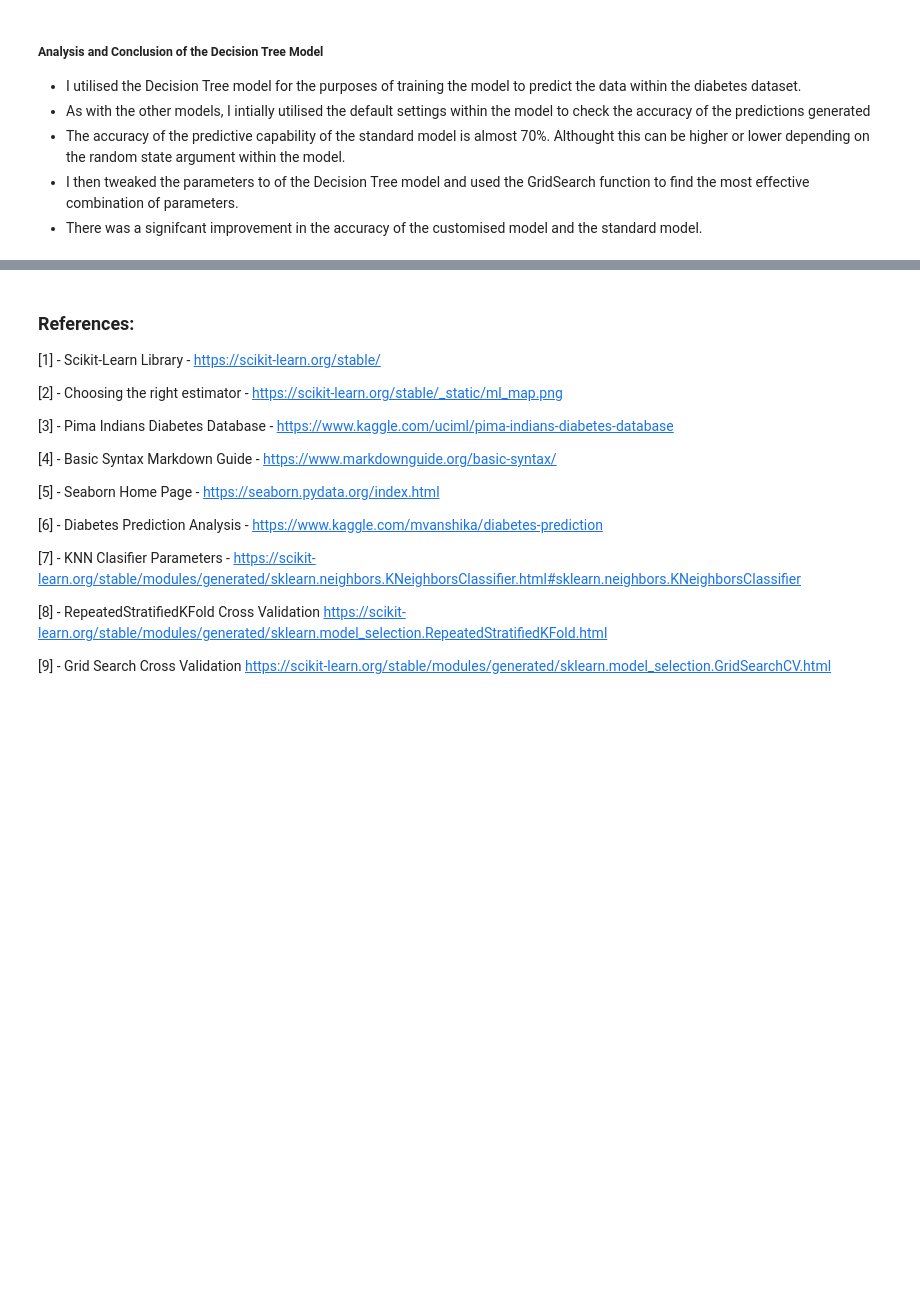
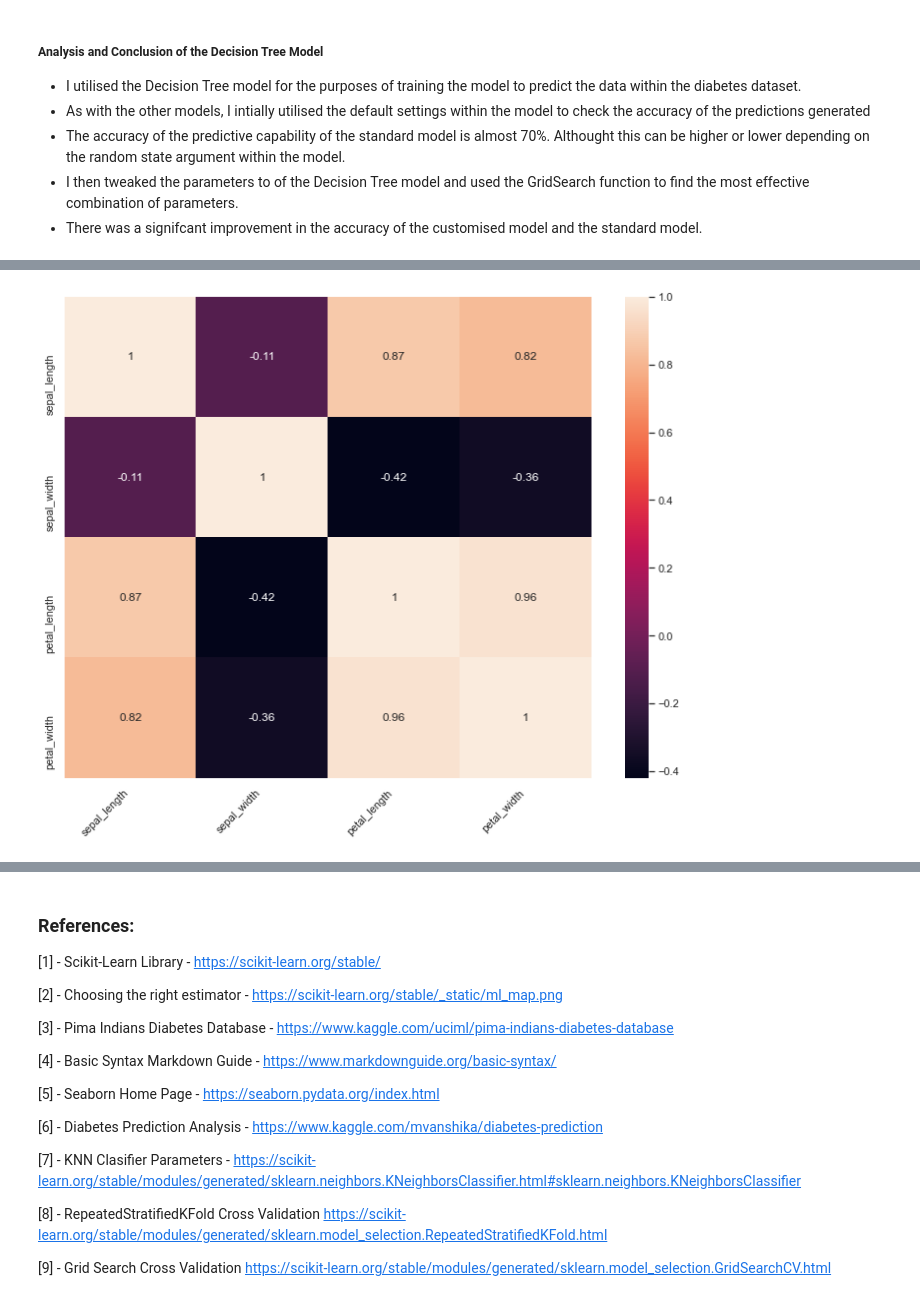
Before and after one commit to dssheldon/MLandStats-assignment-sds, a Jupyter notebook: scikit-learn.ipynb, the cells around one changed output, grey strips where cells are left out. Saved outputs shown, nothing was run; the diff lists cells and outputs as text; code cells hidden in the pictures; blank space fills up the shorter version.

Commit message:
Used the Iris dataset to train model for predictions using sklearn

```diff
--- a/scikit-learn.ipynb
+++ b/scikit-learn.ipynb
@@ -600,0 +604,6 @@ Next Steps:
+# %%
+from sklearn import datasets
+
+# Reference: https://github.com/ianmcloughlin/scikit-learn/blob/main/pandas.ipynb
+
+df_iris = pd.read_csv("https://gist.githubusercontent.com/curran/a08a1080b88344b0c8a7/raw/0e7a9b0a5d22642a06d3d5b9bcbad9890c8ee534/iris.csv")
@@ -600,0 +637,12 @@ Next Steps:
+# %%
+sns.set(rc={'figure.figsize':(12,9)}) #https://stackoverflow.com/questions/31594549/how-to-change-the-figure-size-of-a-seaborn-axes-or-figure-level-plot
+
+df_iris_corr = df_iris.corr()
+
+g = sns.heatmap(df_iris_corr, annot=True)
+
+g.set_xticklabels(g.get_xticklabels(), rotation=45, horizontalalignment='right') #https://www.codegrepper.com/code-examples/whatever/rotate+the+x+labels+on+heatmap
+
+plt.show()
+# %% [output]
+[figure, added]
```
Also changed, not shown: parts of 12 cells of this notebook.
